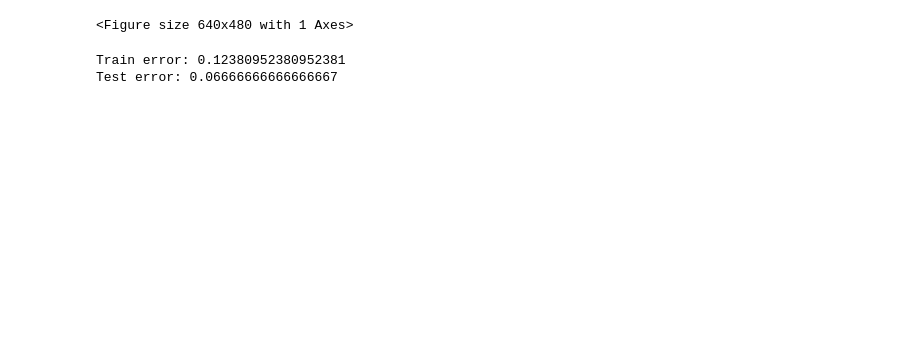
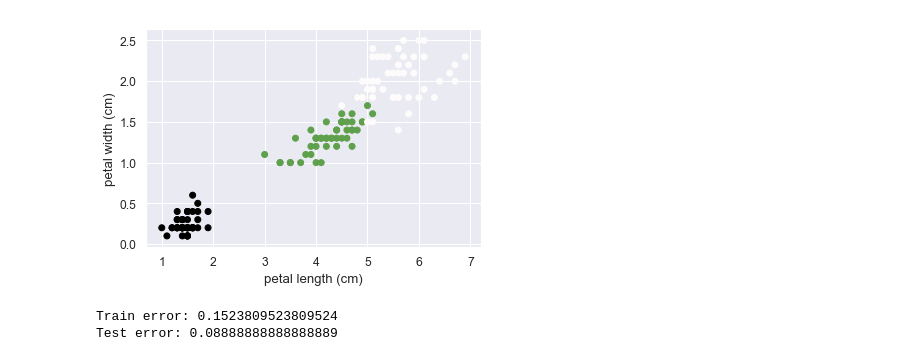
Before and after one commit to MartinKondor/MachineLearning, a Jupyter notebook: notebooks/Iris_dataset.ipynb, the cells around one changed output. Saved outputs shown, nothing was run; the diff lists cells and outputs as text; code cells hidden in the pictures; blank space fills up the shorter version.

```diff
--- a/notebooks/Iris_dataset.ipynb
+++ b/notebooks/Iris_dataset.ipynb
@@ -1,31 +1,35 @@
 # %%
 import numpy as np
+import seaborn as sns
 from pandas import DataFrame
 from matplotlib import pyplot as plt
 from sklearn.datasets import load_iris
 from sklearn.linear_model import LogisticRegression
 from sklearn.neural_network import MLPClassifier
 from sklearn.metrics import mean_squared_error as err
 from sklearn.model_selection import train_test_split
 
+sns.set(font_scale=1.1)
 D = load_iris()
 df = DataFrame(data=D.data, columns=D.feature_names)
 
-plt.scatter(df['petal length (cm)'].values, df['petal width (cm)'].values, c=D.target, cmap=plt.cm.coolwarm)
+plt.scatter(df['petal length (cm)'].values, df['petal width (cm)'].values, c=D.target, cmap='gist_earth')
+plt.xlabel('petal length (cm)')
+plt.ylabel('petal width (cm)')
 plt.show()
 # %% [output]
-<Figure size 640x480 with 1 Axes>
+[figure, added]
 # %%
 X_train, X_test, y_train, y_test = train_test_split(np.c_[df['petal length (cm)'].values, df['petal width (cm)'].values], D.target, test_size=.3, shuffle=True)
 
-linear_model = LogisticRegression(solver='liblinear',multi_class='auto')
+linear_model = LogisticRegression()
 linear_model.fit(X_train, y_train)
 
 print('Train error:', err(y_train, linear_model.predict(X_train)))
 print('Test error:', err(y_test, linear_model.predict(X_test)))
 # %% [output]
-Train error: 0.12380952380952381
-Test error: 0.06666666666666667
+Train error: 0.1523809523809524
+Test error: 0.08888888888888889
 # %%
 X_train, X_test, y_train, y_test = train_test_split(np.c_[df['petal length (cm)'].values, df['petal width (cm)'].values], D.target, test_size=.3, shuffle=True)
 
```
Also changed, not shown: parts of 3 cells of this notebook, 12 other files.
